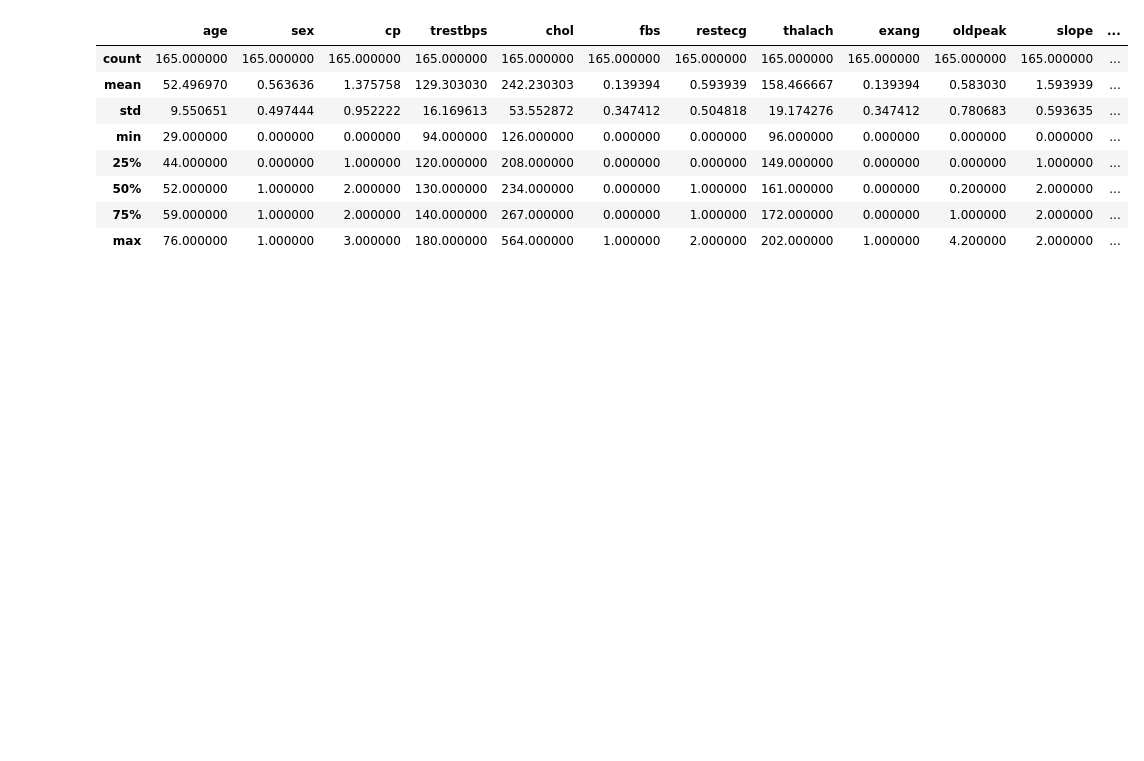
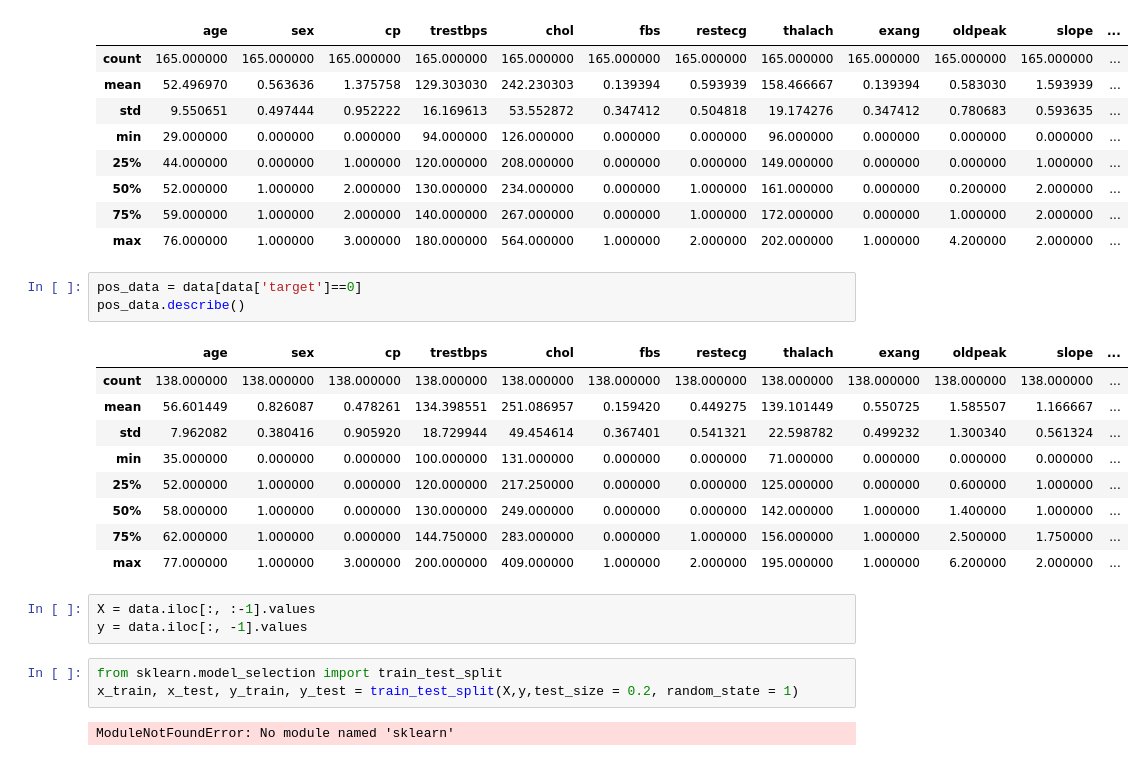
Before and after one commit to RamgopalYalla/Predicting-Heart-Disease-with-Classification-Machine-Learning-Algorithms, a Jupyter notebook: project1.ipynb, the cells around one changed output. Cells and saved outputs as stored; diff of their text form; blank space fills up the shorter version.

```diff
--- a/project1.ipynb
+++ b/project1.ipynb
@@ -142,3 +142,24 @@ pos_data.describe()
 | 50% | 52.000000 | 1.000000 | 2.000000 | 130.000000 | 234.000000 | 0.000000 | 1.000000 | 161.000000 | 0.000000 | 0.200000 | 2.000000 | ... |
 | 75% | 59.000000 | 1.000000 | 2.000000 | 140.000000 | 267.000000 | 0.000000 | 1.000000 | 172.000000 | 0.000000 | 1.000000 | 2.000000 | ... |
 | max | 76.000000 | 1.000000 | 3.000000 | 180.000000 | 564.000000 | 1.000000 | 2.000000 | 202.000000 | 1.000000 | 4.200000 | 2.000000 | ... |
+# %%
+pos_data = data[data['target']==0]
+pos_data.describe()
+# %% [output]
+|  | age | sex | cp | trestbps | chol | fbs | restecg | thalach | exang | oldpeak | slope | ... |
+| count | 138.000000 | 138.000000 | 138.000000 | 138.000000 | 138.000000 | 138.000000 | 138.000000 | 138.000000 | 138.000000 | 138.000000 | 138.000000 | ... |
+| mean | 56.601449 | 0.826087 | 0.478261 | 134.398551 | 251.086957 | 0.159420 | 0.449275 | 139.101449 | 0.550725 | 1.585507 | 1.166667 | ... |
+| std | 7.962082 | 0.380416 | 0.905920 | 18.729944 | 49.454614 | 0.367401 | 0.541321 | 22.598782 | 0.499232 | 1.300340 | 0.561324 | ... |
+| min | 35.000000 | 0.000000 | 0.000000 | 100.000000 | 131.000000 | 0.000000 | 0.000000 | 71.000000 | 0.000000 | 0.000000 | 0.000000 | ... |
+| 25% | 52.000000 | 1.000000 | 0.000000 | 120.000000 | 217.250000 | 0.000000 | 0.000000 | 125.000000 | 0.000000 | 0.600000 | 1.000000 | ... |
+| 50% | 58.000000 | 1.000000 | 0.000000 | 130.000000 | 249.000000 | 0.000000 | 0.000000 | 142.000000 | 1.000000 | 1.400000 | 1.000000 | ... |
+| 75% | 62.000000 | 1.000000 | 0.000000 | 144.750000 | 283.000000 | 0.000000 | 1.000000 | 156.000000 | 1.000000 | 2.500000 | 1.750000 | ... |
+| max | 77.000000 | 1.000000 | 3.000000 | 200.000000 | 409.000000 | 1.000000 | 2.000000 | 195.000000 | 1.000000 | 6.200000 | 2.000000 | ... |
+# %%
+X = data.iloc[:, :-1].values
+y = data.iloc[:, -1].values
+# %%
+from sklearn.model_selection import train_test_split
+x_train, x_test, y_train, y_test = train_test_split(X,y,test_size = 0.2, random_state = 1)
+# %% [output]
+ModuleNotFoundError: No module named 'sklearn'
```
Also changed, not shown: parts of 2 cells of this notebook.
